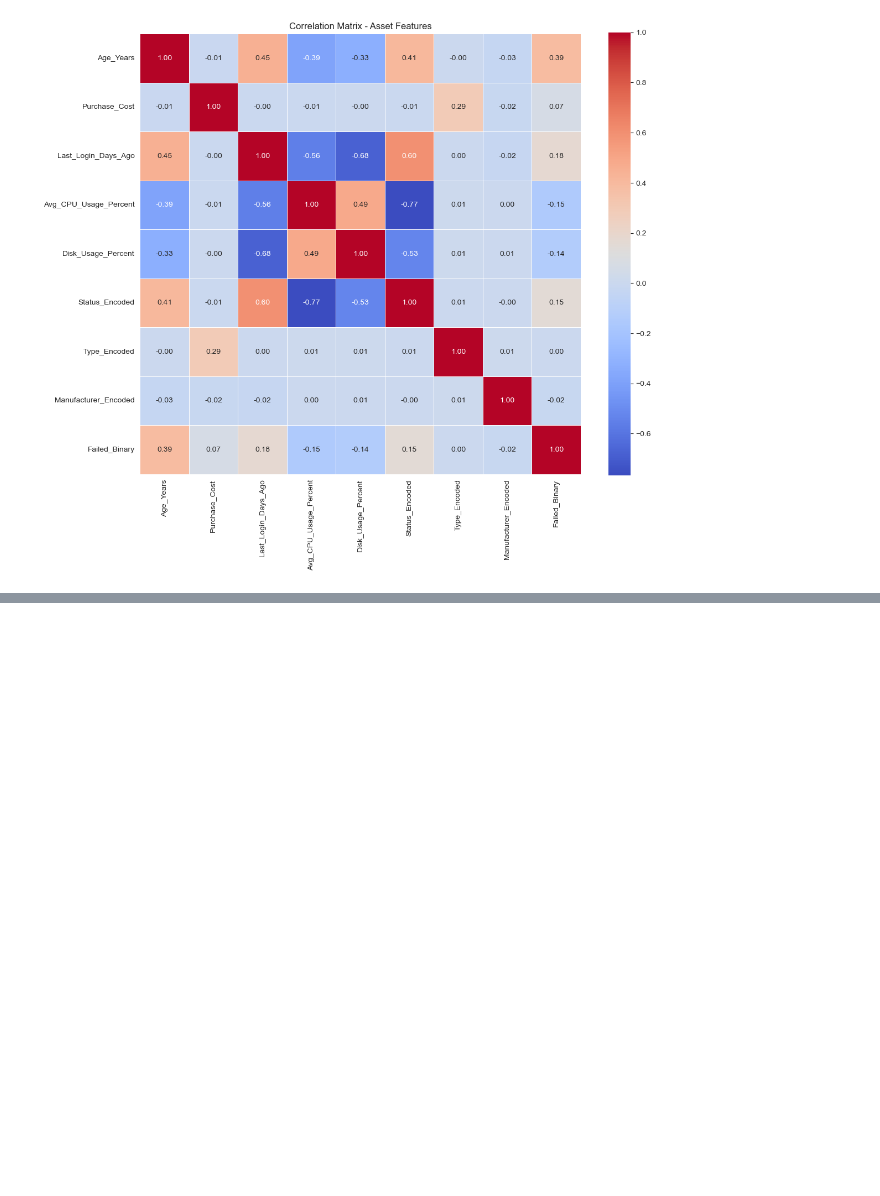
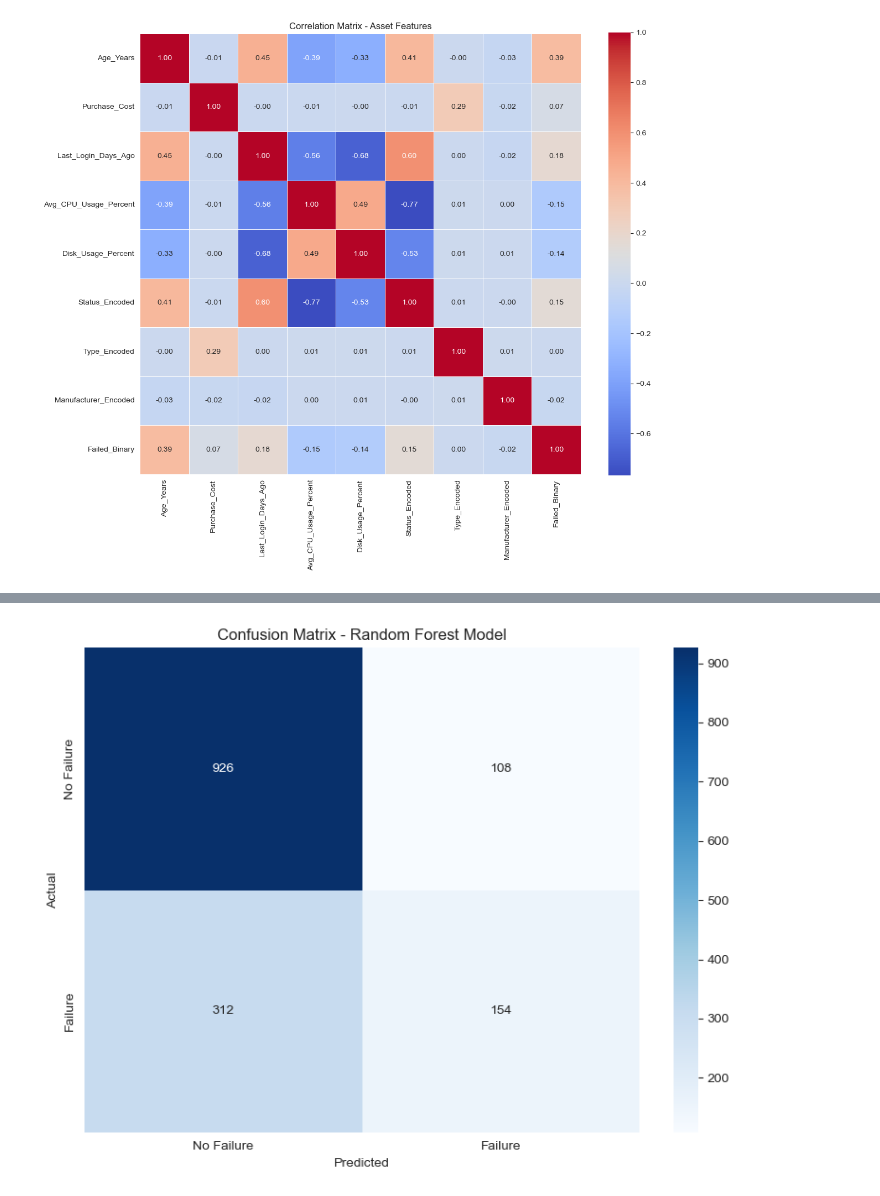
Before and after one commit to sk-mrw/IT-Asset-Lifecycle, a Jupyter notebook: notebook/Asset_Analysis.ipynb, the cells around one changed output, grey strips where cells are left out. Saved outputs shown, nothing was run; the diff lists cells and outputs as text; code cells hidden in the pictures; blank space fills up the shorter version.

```diff
--- a/notebook/Asset_Analysis.ipynb
+++ b/notebook/Asset_Analysis.ipynb
@@ -397,0 +513,86 @@ Correlation with Asset Failure:
+# %%
+# ============================================================================
+# PART 8: PREDICTIVE MODELING - FAILURE PREDICTION
+# ============================================================================
+
+print("\n" + "=" * 80)
+print("PART 8: MACHINE LEARNING - ASSET FAILURE PREDICTION")
+print("=" * 80)
+
+# Prepare features for modeling
+feature_cols = ['Age_Years', 'Purchase_Cost', 'Last_Login_Days_Ago',
+                'Avg_CPU_Usage_Percent', 'Disk_Usage_Percent',
+                'Manufacturer_Encoded', 'Type_Encoded']
+
+df_ml = df_analysis[feature_cols + ['Failed_Binary']].dropna()
+
+X = df_ml[feature_cols]
+y = df_ml['Failed_Binary']
+
+# Train-test split
+X_train, X_test, y_train, y_test = train_test_split(X, y, test_size=0.3,
+                                                      random_state=42, stratify=y)
+
+print(f"\nDataset Split:")
+print(f"   Training samples: {len(X_train):,}")
+print(f"   Testing samples: {len(X_test):,}")
+print(f"   Failure rate in training: {y_train.mean()*100:.1f}%")
+
+# Model 1: Logistic Regression
+print("\n--- Model 1: Logistic Regression ---")
+log_reg = LogisticRegression(random_state=42, max_iter=1000)
+log_reg.fit(X_train, y_train)
+y_pred_lr = log_reg.predict(X_test)
+
+accuracy_lr = accuracy_score(y_test, y_pred_lr)
+print(f"Accuracy: {accuracy_lr*100:.2f}%")
+print("\nClassification Report:")
+print(classification_report(y_test, y_pred_lr, target_names=['No Failure', 'Failure']))
+
+# Model 2: Decision Tree
+print("\n--- Model 2: Decision Tree Classifier ---")
+dt_model = DecisionTreeClassifier(random_state=42, max_depth=5)
+dt_model.fit(X_train, y_train)
+y_pred_dt = dt_model.predict(X_test)
+
+accuracy_dt = accuracy_score(y_test, y_pred_dt)
+print(f"Accuracy: {accuracy_dt*100:.2f}%")
+
+# Feature importance
+feature_importance = pd.DataFrame({
+    'Feature': feature_cols,
+    'Importance': dt_model.feature_importances_
+}).sort_values('Importance', ascending=False)
+
+print("\nFeature Importance:")
+for idx, row in feature_importance.iterrows():
+    print(f"   {row['Feature']}: {row['Importance']:.4f}")
+
+# Model 3: Random Forest (Best performer typically)
+print("\n--- Model 3: Random Forest Classifier ---")
+rf_model = RandomForestClassifier(n_estimators=100, random_state=42, max_depth=10)
+rf_model.fit(X_train, y_train)
+y_pred_rf = rf_model.predict(X_test)
+
+accuracy_rf = accuracy_score(y_test, y_pred_rf)
+print(f"Accuracy: {accuracy_rf*100:.2f}%")
+print("\nClassification Report:")
+print(classification_report(y_test, y_pred_rf, target_names=['No Failure', 'Failure']))
+
+# Cross-validation score
+cv_scores = cross_val_score(rf_model, X, y, cv=5)
+print(f"\nCross-Validation Accuracy: {cv_scores.mean()*100:.2f}% (+/- {cv_scores.std()*100:.2f}%)")
+
+# Confusion Matrix Visualization
+plt.figure(figsize=(8, 6))
+cm = confusion_matrix(y_test, y_pred_rf)
+sns.heatmap(cm, annot=True, fmt='d', cmap='Blues',
+            xticklabels=['No Failure', 'Failure'],
+            yticklabels=['No Failure', 'Failure'])
+plt.ylabel('Actual')
+plt.xlabel('Predicted')
+plt.title('Confusion Matrix - Random Forest Model')
+plt.tight_layout()
+plt.savefig('confusion_matrix.png', dpi=300, bbox_inches='tight')
+print("\n✓ Confusion matrix saved as 'confusion_matrix.png'")
+# %% [output]
@@ -397,0 +616 @@ Correlation with Asset Failure:
+[figure, added]
```
Also changed, not shown: parts of 5 cells of this notebook, 3 other files.
